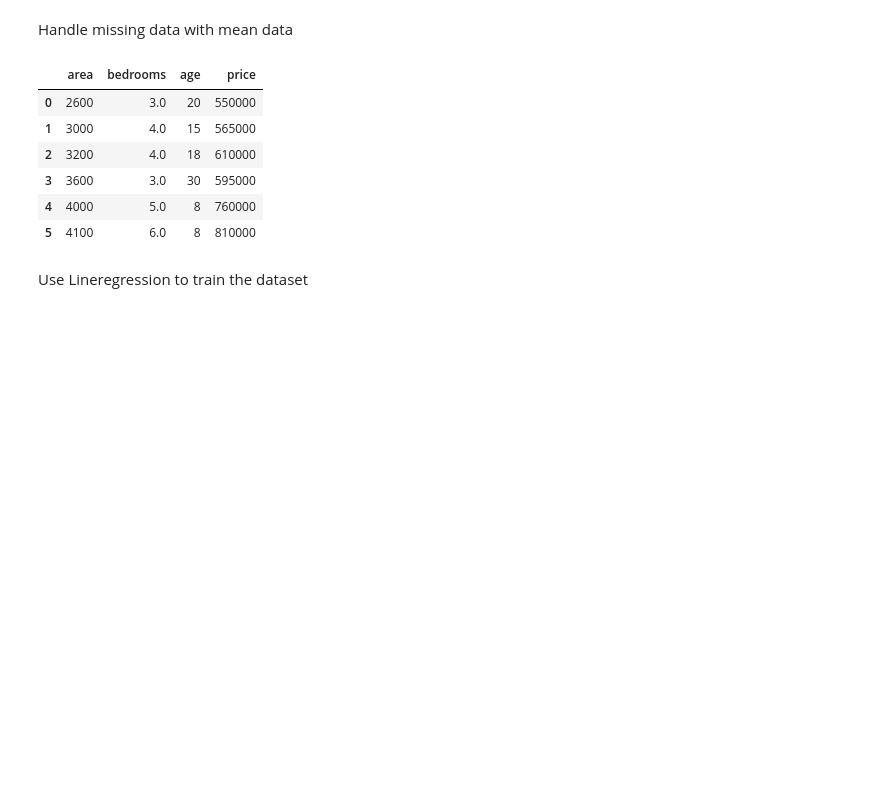
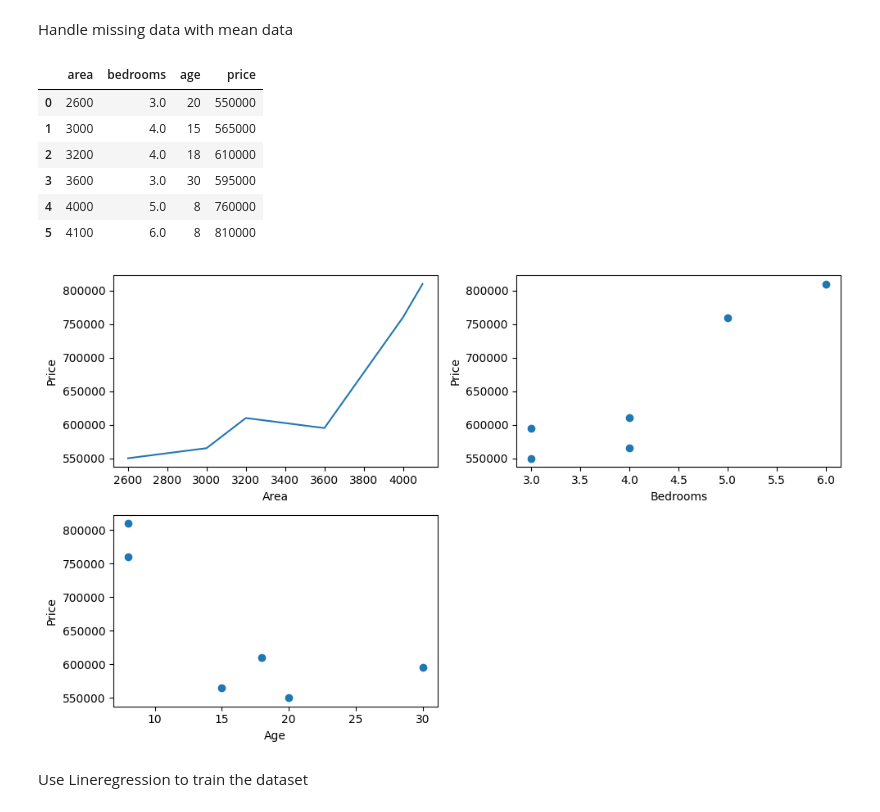
Before and after one commit to ashish842a/property_price_prediction, a Jupyter notebook: property_perice_prediction.ipynb, the cells around one changed output. Cells and saved outputs as stored; diff of their text form; code cells hidden in the pictures; blank space fills up the shorter version.

Commit message:
add line for graph show

```diff
--- a/property_perice_prediction.ipynb
+++ b/property_perice_prediction.ipynb
@@ -33,6 +33,32 @@ df
 | 3 | 3600 | 3.0 | 30 | 595000 |
 | 4 | 4000 | 5.0 | 8 | 760000 |
 | 5 | 4100 | 6.0 | 8 | 810000 |
+# %%
+import matplotlib.pyplot as plt
+
+# Assuming df is your DataFrame containing property data with columns: 'area', 'bedrooms', 'age', and 'price'
+plt.figure(figsize=(10, 6))
+
+# Scatter plot for each feature against price
+plt.subplot(2, 2, 1)
+plt.plot(df['area'], df['price'])
+plt.xlabel('Area')
+plt.ylabel('Price')
+
+plt.subplot(2, 2, 2)
+plt.scatter(df['bedrooms'], df['price'])
+plt.xlabel('Bedrooms')
+plt.ylabel('Price')
+
+plt.subplot(2, 2, 3)
+plt.scatter(df['age'], df['price'])
+plt.xlabel('Age')
+plt.ylabel('Price')
+
+plt.tight_layout()
+plt.show()
+# %% [output]
+[figure, added]
 # %% [markdown]
 Use Lineregression to train the dataset
 # %%
```
